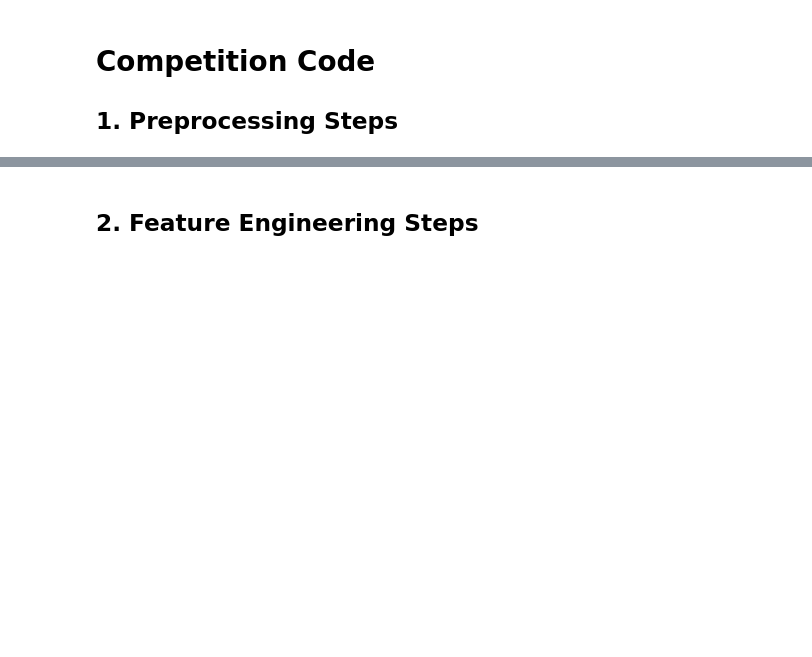
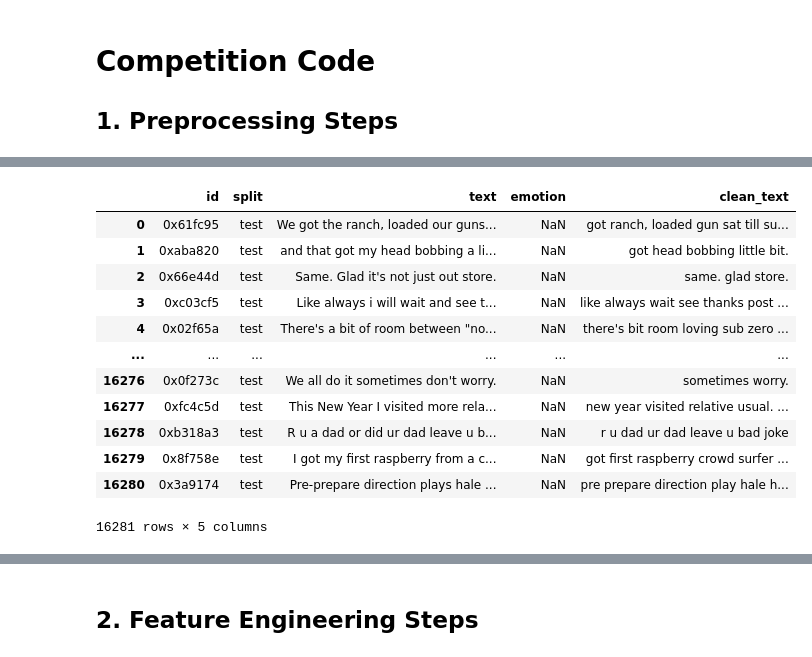
Before and after one commit to Jimmy030199/DM2025-Lab2-Exercise-main, a Jupyter notebook: DM2025-Lab2-Homework.ipynb, the cells around one changed output, grey strips where cells are left out. Saved outputs shown, nothing was run; the diff lists cells and outputs as text; code cells hidden in the pictures; blank space fills up the shorter version.

```diff
--- a/DM2025-Lab2-Homework.ipynb
+++ b/DM2025-Lab2-Homework.ipynb
@@ -151,0 +413,18 @@ Markdown Syntax to Add Image: `![Description of the Image](./your_local_folder/n
+# %%
+train_df.to_csv("train_cleaned.csv", index=False)
+test_df.to_csv("test_cleaned.csv", index=False)
+display(test_df)
+# %% [output]
+|  | id | split | text | emotion | clean_text |
+| 0 | 0x61fc95 | test | We got the ranch, loaded our guns... | NaN | got ranch, loaded gun sat till su... |
+| 1 | 0xaba820 | test | and that got my head bobbing a li... | NaN | got head bobbing little bit. |
+| 2 | 0x66e44d | test | Same. Glad it's not just out store. | NaN | same. glad store. |
+| 3 | 0xc03cf5 | test | Like always i will wait and see t... | NaN | like always wait see thanks post ... |
+| 4 | 0x02f65a | test | There's a bit of room between "no... | NaN | there's bit room loving sub zero ... |
+| ... | ... | ... | ... | ... | ... |
+| 16276 | 0x0f273c | test | We all do it sometimes don't worry. | NaN | sometimes worry. |
+| 16277 | 0xfc4c5d | test | This New Year I visited more rela... | NaN | new year visited relative usual. ... |
+| 16278 | 0xb318a3 | test | R u a dad or did ur dad leave u b... | NaN | r u dad ur dad leave u bad joke |
+| 16279 | 0x8f758e | test | I got my first raspberry from a c... | NaN | got first raspberry crowd surfer ... |
+| 16280 | 0x3a9174 | test | Pre-prepare direction plays hale ... | NaN | pre prepare direction play hale h... |
+16281 rows × 5 columns
```
Also changed, not shown: parts of 70 cells of this notebook, 5 other files.
